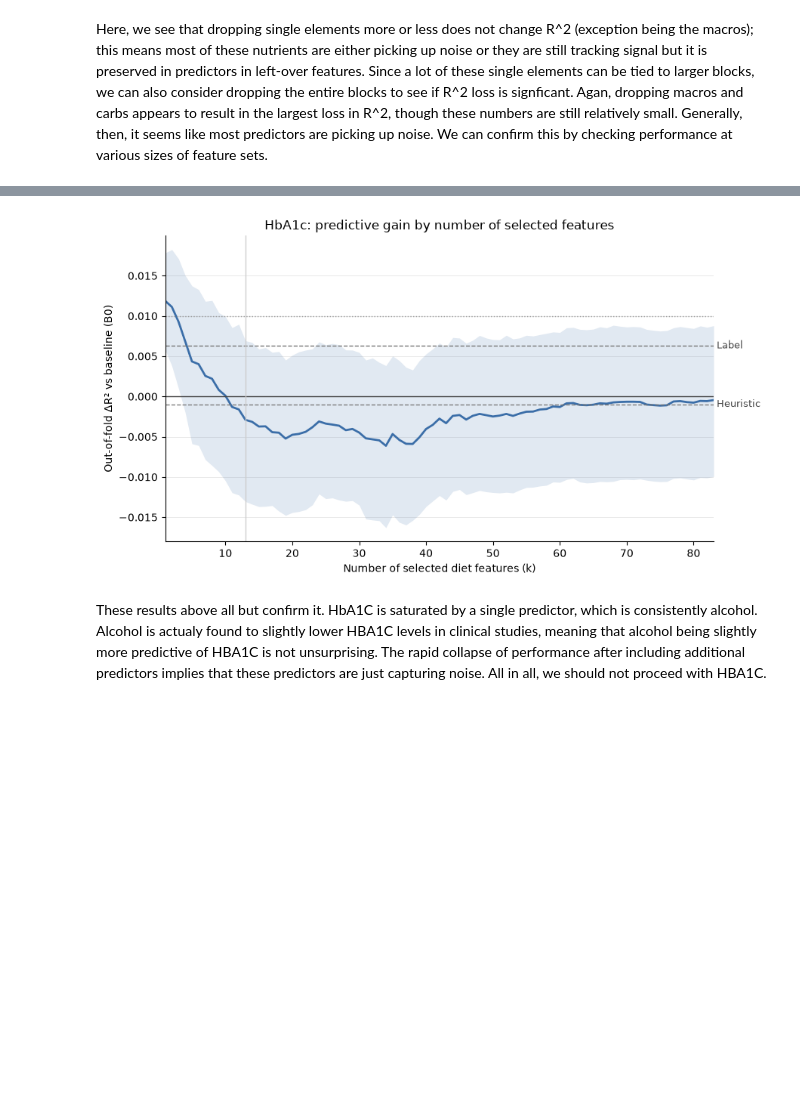
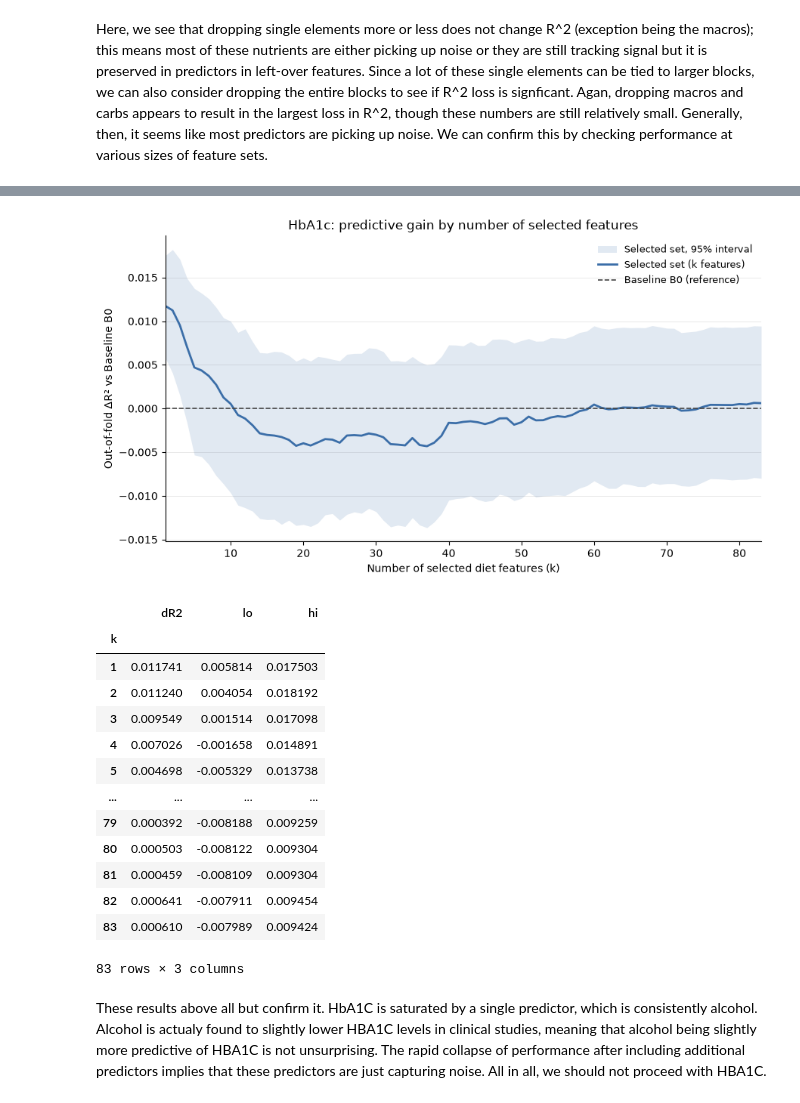
Before and after one commit to ajkrays/ModelingFP, a Jupyter notebook: modeling.ipynb, the cells around one changed output, grey strips where cells are left out. Drawn from its saved outputs; the diff is of its cells as text; code cells hidden in the pictures; blank space fills up the shorter version.

```diff
--- a/modeling.ipynb
+++ b/modeling.ipynb
@@ -319,23 +445,29 @@ def size_curve(data, target, k_max=83, method="ridge", weights=None):
 
 
 # Self-explanatory labeling + plotting
-REF_STYLE = {"Label": ("#D55E00", "s", "FDA label"), "Heuristic": ("#009E73", "D", "Heuristic")}
+# Plot style for the fixed models: color, marker, legend name, number of diet features
+STYLE = {"B0": ("#444444", "o", "Baseline B0", 0),
+         "Label": ("#D55E00", "s", "FDA label", 13),
+         "Heuristic": ("#009E73", "D", "Heuristic", 13),
+         "Selected": ("#1F3F66", "^", "Selected (γ = 0)", 13)}
 
-def plot_curve(curve, refs, title):
+def plot_curve(target, curve_pred, fixed, ref, title):
+    # Pair the curve against the reference model
+    curve = delta_r2_curve(target, curve_pred, fixed[ref])
+
+    # Selected-set curve with its paired band
     fig, ax = plt.subplots(figsize=(9, 5))
     ax.fill_between(curve.index, curve["lo"], curve["hi"], color="#3B6EA8", alpha=0.15, linewidth=0,
                     label="Selected set, 95% interval")
     ax.plot(curve.index, curve["dR2"], color="#3B6EA8", linewidth=2, label="Selected set (k features)")
-    ax.axhline(0, color="#444444", linewidth=1)
-    ax.axhline(0.01, color="#999999", linewidth=1, linestyle=":")
-    for name, (color, marker, label) in REF_STYLE.items():
-        est, lo, hi = refs.loc[name, "dR2"], refs.loc[name, "lo"], refs.loc[name, "hi"]
-        ax.errorbar(13, est, yerr=[[est - lo], [hi - est]], fmt=marker, color=color,
-                    markersize=7, elinewidth=1.2, capsize=4, zorder=3, label=f"{label} (13 features)")
-    ax.axvline(13, color="#CCCCCC", linewidth=1)
+
+    # Reference model as the zero line
+    color, _, name, _ = STYLE[ref]
+    ax.axhline(0, color=color, linewidth=1.2, linestyle="--", label=f"{name} (reference)")
+
     ax.set_xlim(1, curve.index.max())
     ax.set_xlabel("Number of selected diet features (k)")
-    ax.set_ylabel("Out-of-fold ΔR² vs baseline (B0)")
+    ax.set_ylabel(f"Out-of-fold ΔR² vs {STYLE[ref][2]}")
     ax.set_title(title)
     ax.legend(frameon=False, fontsize=9, loc="upper right")
     ax.grid(axis="y", color="#E5E5E5", linewidth=0.6)
@@ -344,6 +476,8 @@ def plot_curve(curve, refs, title):
         ax.spines[side].set_visible(False)
     fig.tight_layout()
     plt.show()
+
+    return curve
 # %% [markdown]
 ### These functions are used for the frontier trade-off curve
 # %%
@@ -660,8 +851,23 @@ k
 # %%
 # Plot predictive performances
-plot_curve(curve, refs, "HbA1c: predictive gain by number of selected features")
+fixed = {n: oof[(n, "ridge")] for n in ["B0", "Label", "Heuristic"]}
+plot_curve(y, curve_pred, fixed, "B0", "HbA1c: predictive gain by number of selected features")
 # %% [output]
-[figure, old version]
+[figure, new version]
+|  | dR2 | lo | hi |
+| k |  |  |  |
+| 1 | 0.011741 | 0.005814 | 0.017503 |
+| 2 | 0.011240 | 0.004054 | 0.018192 |
+| 3 | 0.009549 | 0.001514 | 0.017098 |
+| 4 | 0.007026 | -0.001658 | 0.014891 |
+| 5 | 0.004698 | -0.005329 | 0.013738 |
+| ... | ... | ... | ... |
+| 79 | 0.000392 | -0.008188 | 0.009259 |
+| 80 | 0.000503 | -0.008122 | 0.009304 |
+| 81 | 0.000459 | -0.008109 | 0.009304 |
+| 82 | 0.000641 | -0.007911 | 0.009454 |
+| 83 | 0.000610 | -0.007989 | 0.009424 |
+83 rows × 3 columns
 # %% [markdown]
 These results above all but confirm it. HbA1C is saturated by a single predictor, which is consistently alcohol. Alcohol is actualy found to slightly lower HBA1C levels in clinical studies, meaning that alcohol being slightly more predictive of HBA1C is not unsurprising. The rapid collapse of performance after including additional predictors implies that these predictors are just capturing noise. All in all, we should not proceed with HBA1C.
 # %% [markdown]
```
Also changed, not shown: parts of 61 cells of this notebook.
